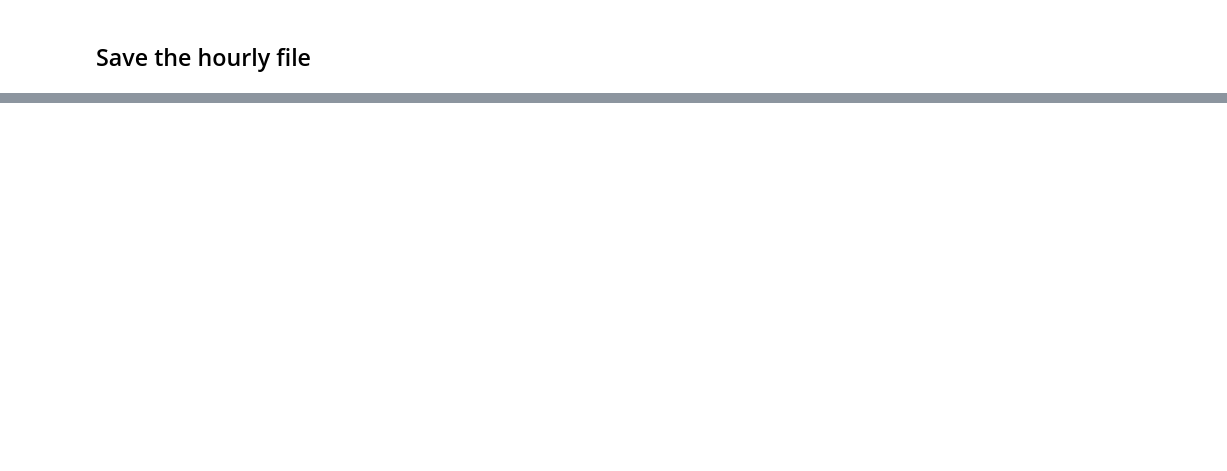
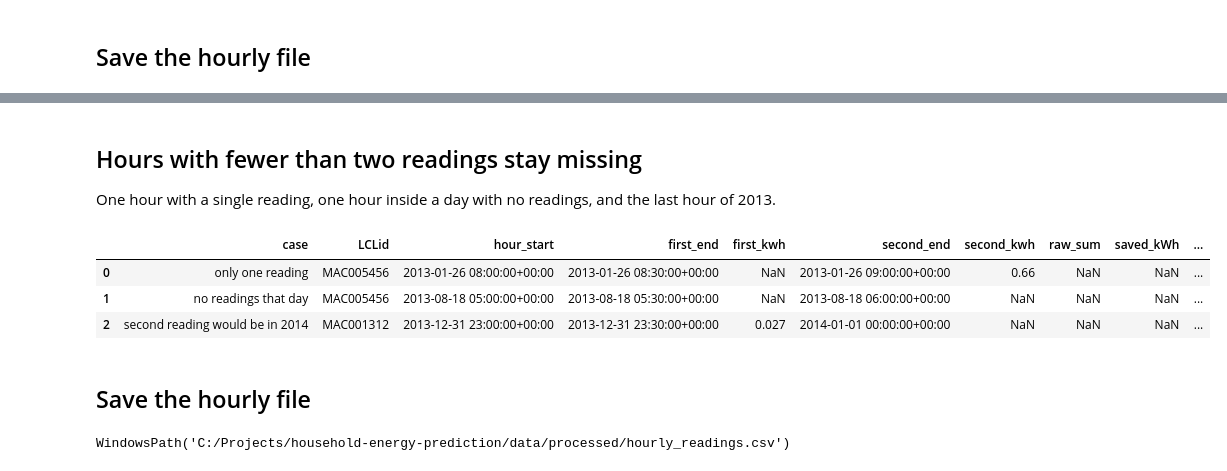
Before and after one commit to Fadhlallah-Almohammed/household-energy-prediction, a Jupyter notebook: notebooks/M2/prepare_hourly_data.ipynb, the cells around one changed output, grey strips where cells are left out. Cells and saved outputs as stored; diff of their text form; code cells hidden in the pictures; blank space fills up the shorter version.

```diff
--- a/notebooks/M2/prepare_hourly_data.ipynb
+++ b/notebooks/M2/prepare_hourly_data.ipynb
@@ -167,0 +469,28 @@ hourly.head()
+# %% [markdown]
+## Hours with fewer than two readings stay missing
+
+One hour with a single reading, one hour inside a day with no readings, and the last hour of 2013.
+# %%
+missing_cases = [
+    ("only one reading", "MAC005456", "2013-01-26 08:00"),
+    ("no readings that day", "MAC005456", "2013-08-18 05:00"),
+    ("second reading would be in 2014", "MAC001312", "2013-12-31 23:00"),
+]
+missing_examples = raw_pair_table(missing_cases)
+assert missing_examples["saved_kWh"].isna().all() and missing_examples["matches"].all()
+missing_examples[show_columns + ["saved_n_valid"]]
+# %% [output]
+|  | case | LCLid | hour_start | first_end | first_kwh | second_end | second_kwh | raw_sum | saved_kWh | ... |
+| 0 | only one reading | MAC005456 | 2013-01-26 08:00:00+00:00 | 2013-01-26 08:30:00+00:00 | NaN | 2013-01-26 09:00:00+00:00 | 0.66 | NaN | NaN | ... |
+| 1 | no readings that day | MAC005456 | 2013-08-18 05:00:00+00:00 | 2013-08-18 05:30:00+00:00 | NaN | 2013-08-18 06:00:00+00:00 | NaN | NaN | NaN | ... |
+| 2 | second reading would be in 2014 | MAC001312 | 2013-12-31 23:00:00+00:00 | 2013-12-31 23:30:00+00:00 | 0.027 | 2014-01-01 00:00:00+00:00 | NaN | NaN | NaN | ... |
+# %% [markdown]
+## Save the hourly file
+# %%
+processed_dir = PROJECT_ROOT / "data/processed"
+processed_dir.mkdir(parents=True, exist_ok=True)
+hourly_path = processed_dir / "hourly_readings.csv"
+full_hourly.to_csv(hourly_path, index=False)
+hourly_path
+# %% [output]
+WindowsPath('C:/Projects/household-energy-prediction/data/processed/hourly_readings.csv')
```
Also changed, not shown: parts of 44 cells of this notebook.
